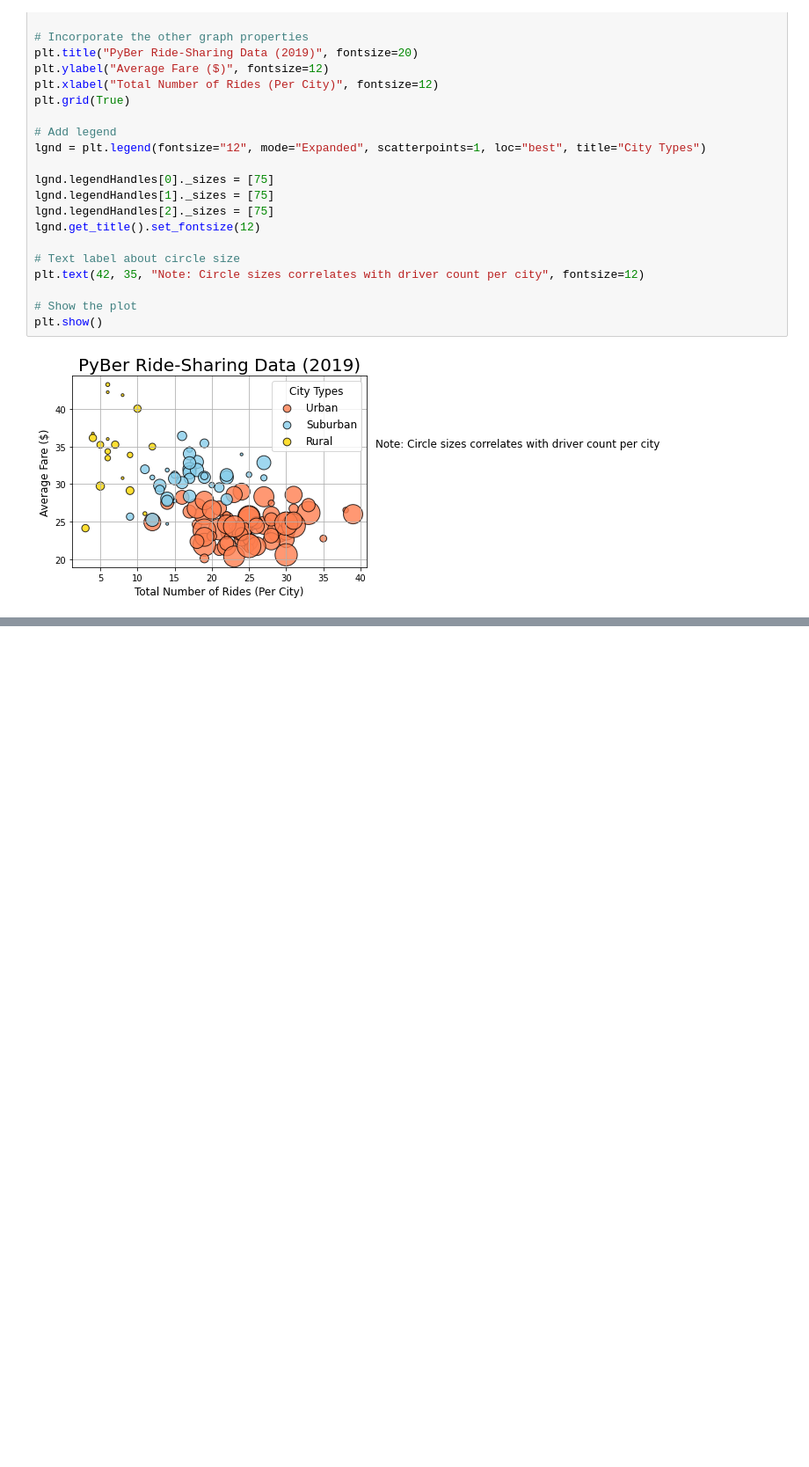
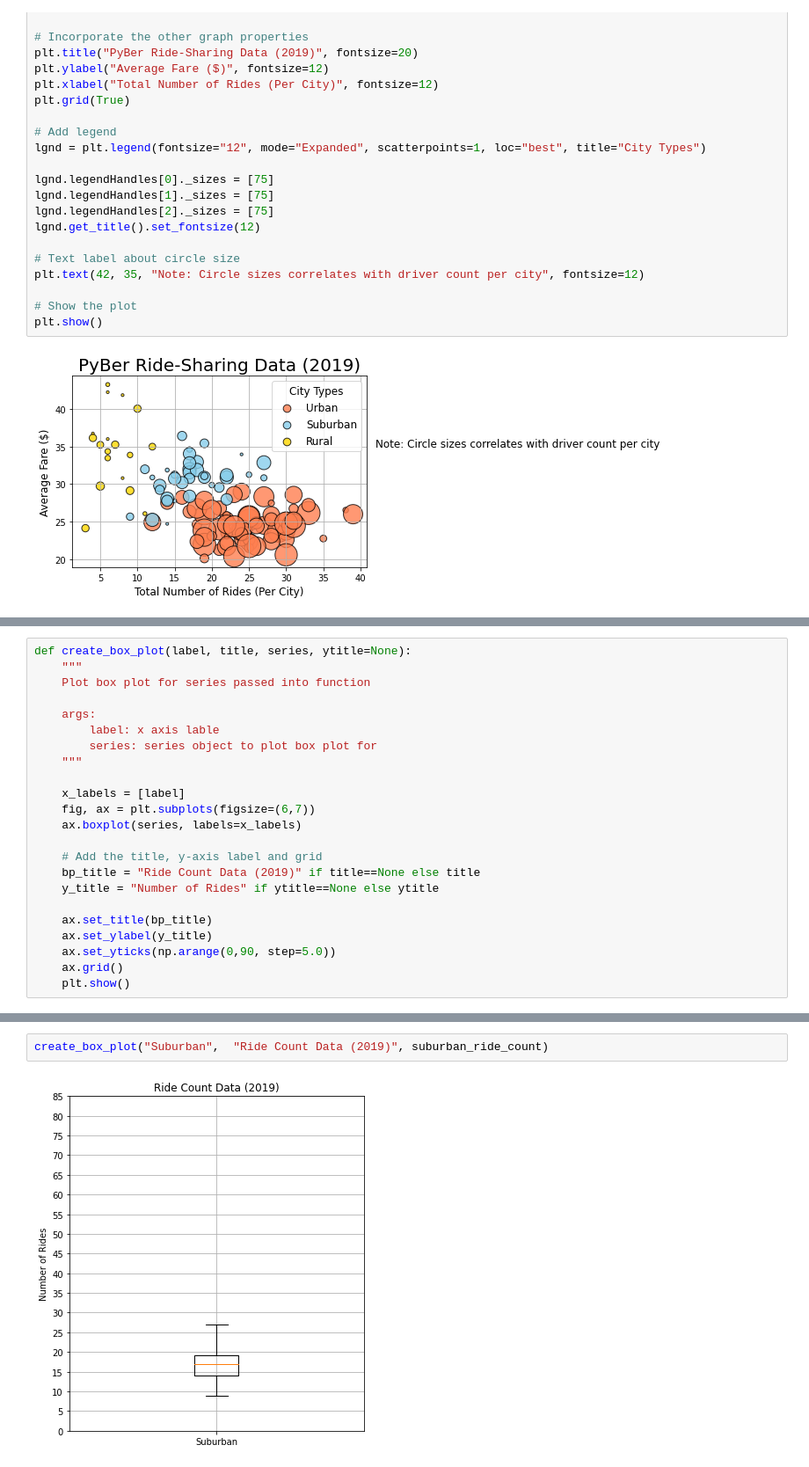
Before and after one commit to mwalbers1/Data-Analytics-Bootcamp, a Jupyter notebook: pyber-analysis/matplotlib_practice.ipynb, the cells around one changed output, grey strips where cells are left out. Shown at 88% size. Cells and saved outputs as stored; diff of their text form; blank space fills up the shorter version.

```diff
--- a/pyber-analysis/matplotlib_practice.ipynb
+++ b/pyber-analysis/matplotlib_practice.ipynb
@@ -746,0 +967,23 @@ plt.show()
+# %%
+def create_box_plot(label, title, series, ytitle=None):
+    """
+    Plot box plot for series passed into function
+
+    args:
+        label: x axis lable
+        series: series object to plot box plot for
+    """
+
+    x_labels = [label]
+    fig, ax = plt.subplots(figsize=(6,7))
+    ax.boxplot(series, labels=x_labels)
+
+    # Add the title, y-axis label and grid
+    bp_title = "Ride Count Data (2019)" if title==None else title
+    y_title = "Number of Rides" if ytitle==None else ytitle
+
+    ax.set_title(bp_title)
+    ax.set_ylabel(y_title)
+    ax.set_yticks(np.arange(0,90, step=5.0))
+    ax.grid()
+    plt.show()
@@ -746,0 +1017,4 @@ plt.show()
+# %%
+create_box_plot("Suburban",  "Ride Count Data (2019)", suburban_ride_count)
+# %% [output]
+[figure, added]
```
Also changed, not shown: parts of 47 cells of this notebook, 3 other files.
